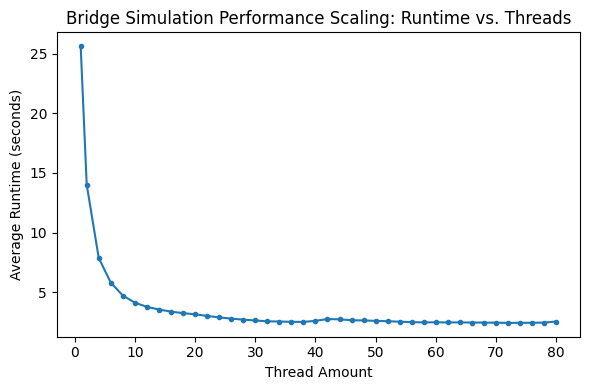
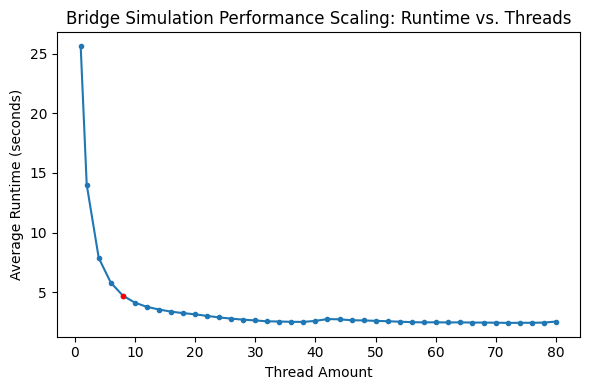
The notebook cell's code change between the first figure and the second:
--- before
+++ after
@@ -5,5 +5,6 @@
 
 plt.figure(figsize=(6,4))
-plt.plot(data["Threads"], data["Mean Runtimes"], marker='.')
+plt.plot(data["Threads"], data["Runtimes"], marker='.')
+plt.plot(8.0, 4.7162724, "r.")
 plt.title('Bridge Simulation Performance Scaling: Runtime vs. Threads')
 plt.ylabel('Average Runtime (seconds)')

Commit: overhaul figures & data